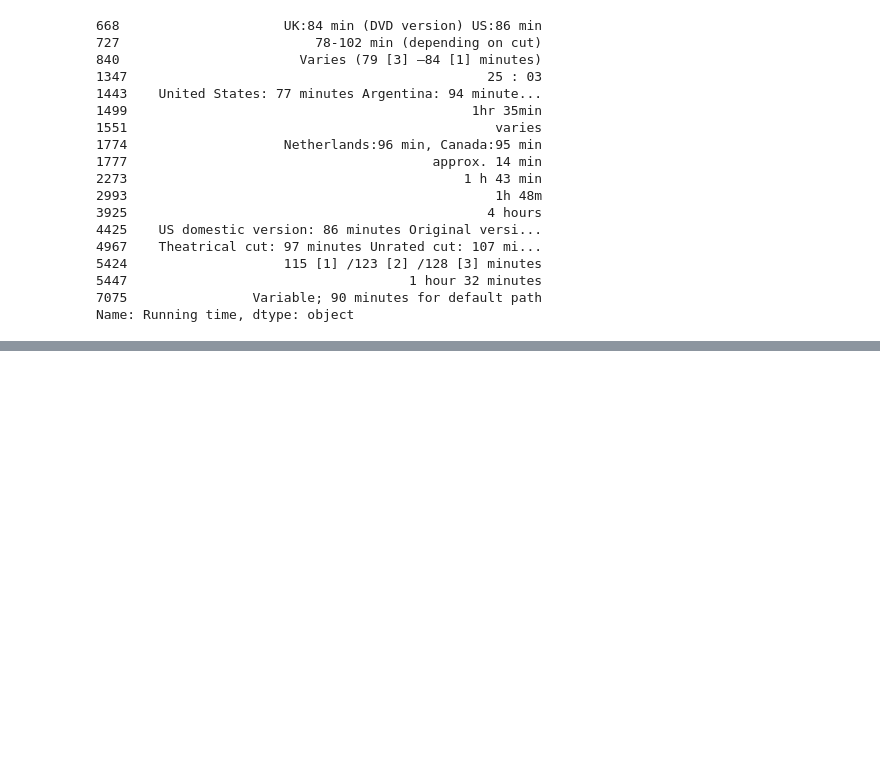
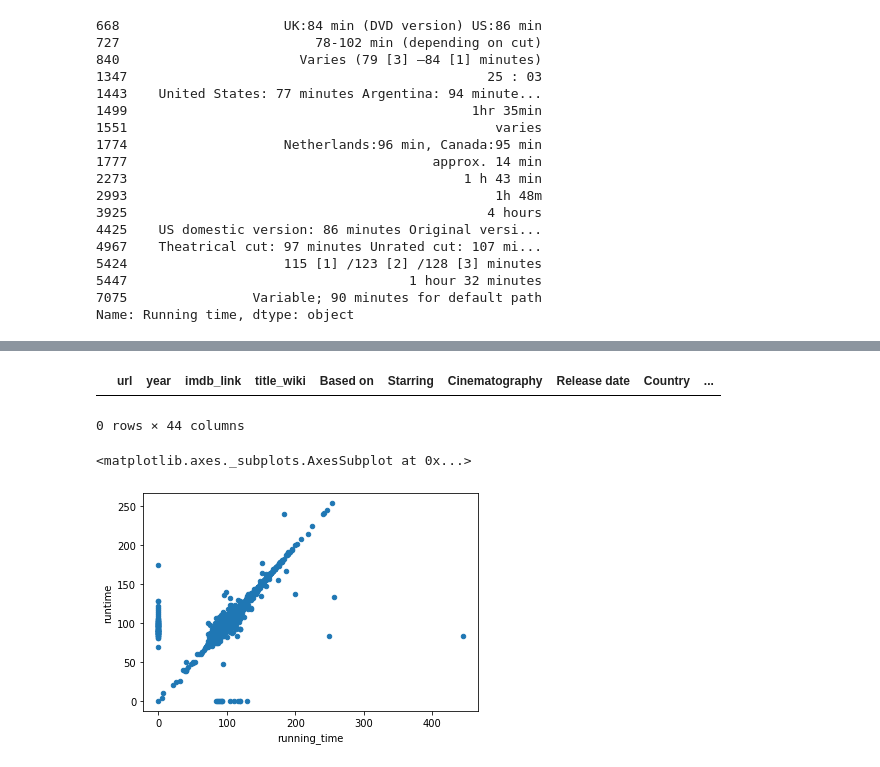
Before and after one commit to songmanrob/Movies-ETL, a Jupyter notebook: wiki_movies.ipynb, the cells around one changed output, grey strips where cells are left out. Cells and saved outputs as stored; diff of their text form; code cells hidden in the pictures; blank space fills up the shorter version.

Commit message:
merged dfs in wiki_movies.ipynb

```diff
--- a/wiki_movies.ipynb
+++ b/wiki_movies.ipynb
@@ -546,3 +546,17 @@ running_time_extract = running_time_extract.apply(lambda col: pd.to_numeric(col,
 wiki_movies_df['running_time'] = running_time_extract.apply(lambda row: row[0]*60 + row[1] if row[2] == 0 else row[2], axis=1)
 # %%
 wiki_movies_df.drop('Running time', axis=1, inplace=True)
+# %%
+# Adding slect code from MovieLens_extract.ipynb in order to merge dataframes
+kaggle_metadata = pd.read_csv("movies_metadata.csv")
+ratings = pd.read_csv("ratings.csv")
+kaggle_metadata[~kaggle_metadata['adult'].isin(['True','False'])]
+kaggle_metadata = kaggle_metadata[kaggle_metadata['adult'] == 'False'].drop('adult',axis='columns')
+kaggle_metadata['video'] = kaggle_metadata['video'] == 'True'
+kaggle_metadata['budget'] = kaggle_metadata['budget'].astype(int)
+kaggle_metadata['id'] = pd.to_numeric(kaggle_metadata['id'], errors='raise')
+kaggle_metadata['popularity'] = pd.to_numeric(kaggle_metadata['popularity'], errors='raise')
+kaggle_metadata['release_date'] = pd.to_datetime(kaggle_metadata['release_date'])
+ratings['timestamp'] = pd.to_datetime(ratings['timestamp'], unit='s')
+# %%
+movies_df = pd.merge(wiki_movies_df, kaggle_metadata, on='imdb_id', suffixes=['_wiki','_kaggle'])
@@ -548,0 +590,10 @@ wiki_movies_df.drop('Running time', axis=1, inplace=True)
+# %%
+movies_df[(movies_df['title_kaggle'] == '') | (movies_df['title_kaggle'].isnull())]
+# %% [output]
+|  | url | year | imdb_link | title_wiki | Based on | Starring | Cinematography | Release date | Country | ... |
+0 rows × 44 columns
+# %%
+movies_df.fillna(0).plot(x='running_time', y='runtime', kind='scatter')
+# %% [output]
+<matplotlib.axes._subplots.AxesSubplot at 0x...>
+[figure, added]
```
Also changed, not shown: parts of 20 cells of this notebook, 1 other file.
